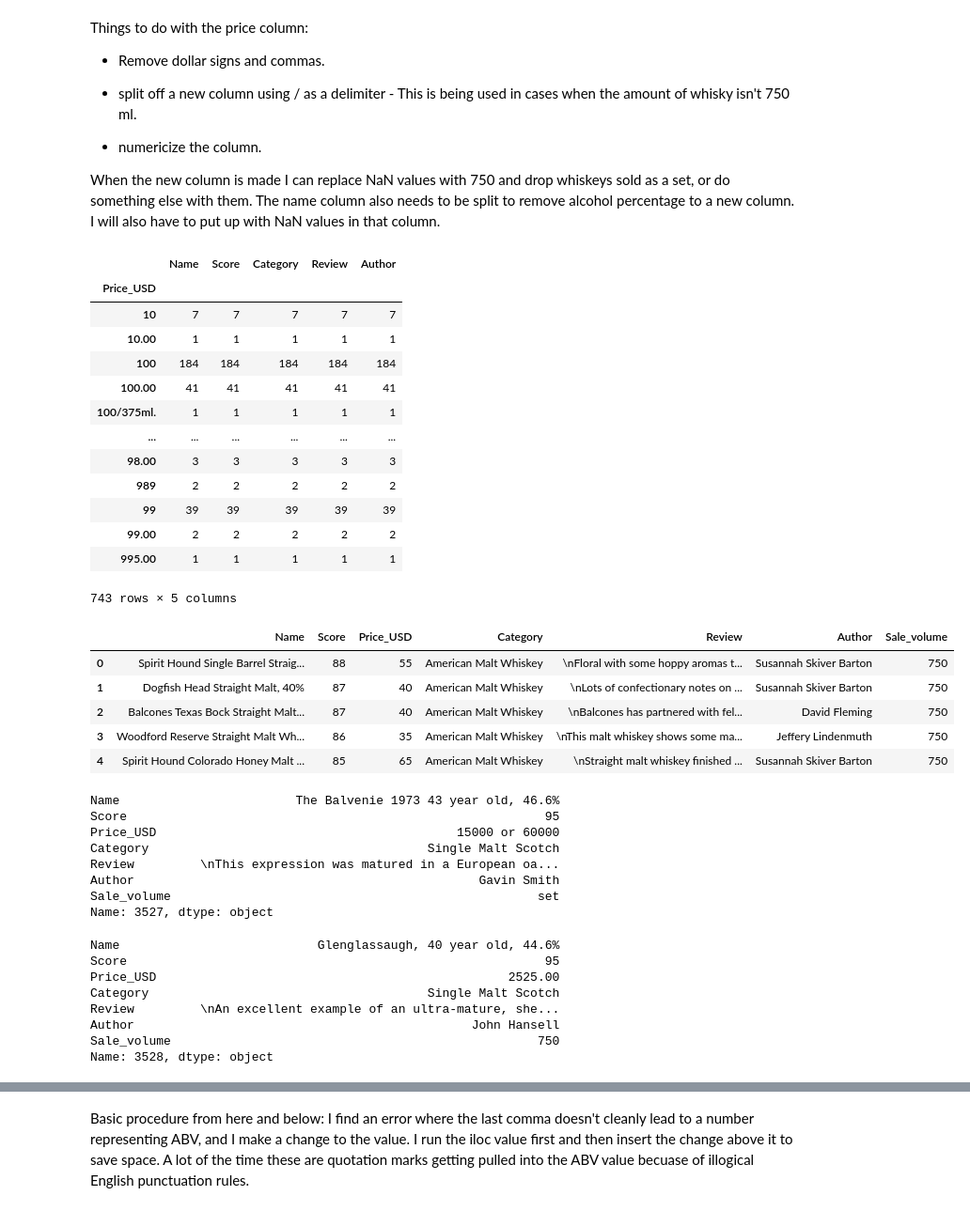
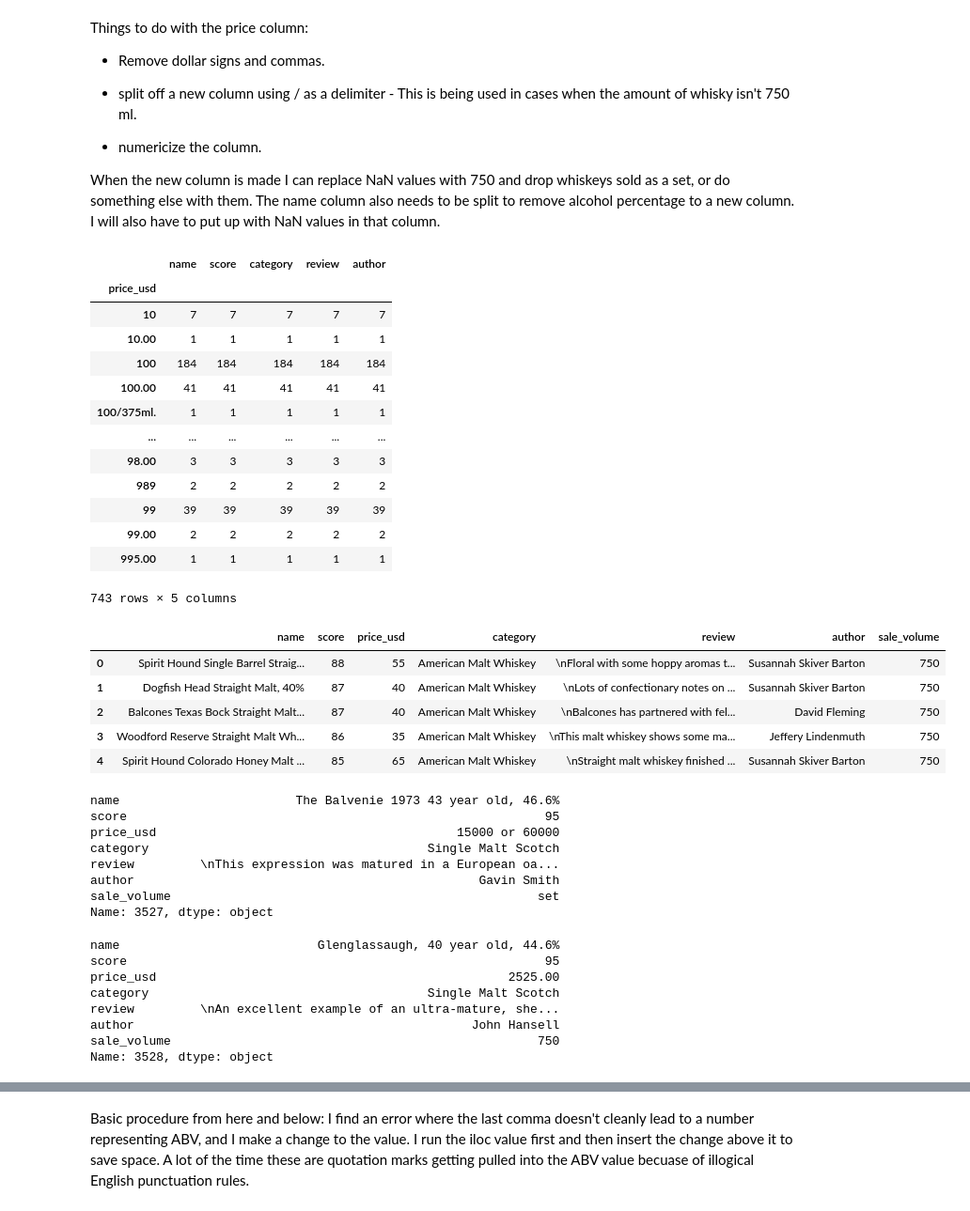
Before and after one commit to gspahlin/WhiskyAdvocate_ETL, a Jupyter notebook: whiskey_scrape_and_clean.ipynb, the cells around one changed output, grey strips where cells are left out. Shown at 94% size. Cells and saved outputs as stored; diff of their text form; code cells hidden in the pictures.

```diff
--- a/whiskey_scrape_and_clean.ipynb
+++ b/whiskey_scrape_and_clean.ipynb
@@ -276,8 +276,8 @@ def scrape_whisky(idArray):
 
     #package data into a dictionary
     whisDict = {
-        'Name': whis_name, 'Score': w_scores, 'Price': price_val, 'Currency_unit': price_curr, 'Category': w_cat,
-        'Review': reviews, 'Author' : authors
+        'name': whis_name, 'score': w_scores, 'price': price_val, 'Currency_unit': price_curr, 'category': w_cat,
+        'review': reviews, 'author' : authors
     }
 
     return whisDict
@@ -363,7 +363,7 @@ Whis_df.head()
 | 3 | Woodford Reserve Straight Malt Wh... | 86 | 35 | American Malt Whiskey | \nThis malt whiskey shows some ma... | Jeffery Lindenmuth |
 | 4 | Spirit Hound Colorado Honey Malt ... | 85 | 65 | American Malt Whiskey | \nStraight malt whiskey finished ... | Susannah Skiver Barton |
 # %%
-Whis_df = Whis_df.rename(columns = {'Price': 'Price_USD'})
+Whis_df = Whis_df.rename(columns = {'price': 'price_usd'})
 
 Whis_df.head()
 # %% [output]
@@ -385,6 +385,6 @@ Author       object
 dtype: object
 # %%
-Whis_df['Score'] = pd.to_numeric(Whis_df['Score'])
+Whis_df['score'] = pd.to_numeric(Whis_df['score'])
 
 Whis_df.dtypes
 # %% [output]
@@ -431,14 +431,14 @@ in that column.
 # %%
 #get rid of $ sign and comma
 
-Whis_df['Price_USD'] = Whis_df['Price_USD'].str.replace('$', '')
-Whis_df['Price_USD'] = Whis_df['Price_USD'].str.replace(',', '')
-prc_chk = Whis_df.groupby('Price_USD').count()
+Whis_df['price_usd'] = Whis_df['price_usd'].str.replace('$', '')
+Whis_df['price_usd'] = Whis_df['price_usd'].str.replace(',', '')
+prc_chk = Whis_df.groupby('price_usd').count()
 
 prc_chk
 # %% [output]
-|  | Name | Score | Category | Review | Author |
-| Price_USD |  |  |  |  |  |
+|  | name | score | category | review | author |
+| price_usd |  |  |  |  |  |
 | 10 | 7 | 7 | 7 | 7 | 7 |
 | 10.00 | 1 | 1 | 1 | 1 | 1 |
 | 100 | 184 | 184 | 184 | 184 | 184 |
@@ -454,25 +454,25 @@ prc_chk
 # %%
 #split the price column with / as the delimiter
 
-pr_list = Whis_df['Price_USD'].to_list()
+pr_list = Whis_df['price_usd'].to_list()
 clean_price = []
 volume = []
 
 for pr in pr_list:
     split_list = pr.split('/')
     clean_price.append(split_list[0])
     try:
         volume.append(split_list[1])
     except:
         volume.append(750)
 
-Whis_df['Price_USD'] = clean_price
+Whis_df['price_usd'] = clean_price
 
-Whis_df['Sale_volume'] = volume
+Whis_df['sale_volume'] = volume
 
 Whis_df.head()
 # %% [output]
-|  | Name | Score | Price_USD | Category | Review | Author | Sale_volume |
+|  | name | score | price_usd | category | review | author | sale_volume |
 | 0 | Spirit Hound Single Barrel Straig... | 88 | 55 | American Malt Whiskey | \nFloral with some hoppy aromas t... | Susannah Skiver Barton | 750 |
 | 1 | Dogfish Head Straight Malt, 40% | 87 | 40 | American Malt Whiskey | \nLots of confectionary notes on ... | Susannah Skiver Barton | 750 |
 | 2 | Balcones Texas Bock Straight Malt... | 87 | 40 | American Malt Whiskey | \nBalcones has partnered with fel... | David Fleming | 750 |
@@ -483,13 +483,13 @@ Whis_df.head()
 # I can't use this because the price is uncertain
 Whis_df.iloc[3527]
 # %% [output]
-Name                        The Balvenie 1973 43 year old, 46.6%
-Score                                                         95
-Price_USD                                         15000 or 60000
-Category                                      Single Malt Scotch
-Review         \nThis expression was matured in a European oa...
-Author                                               Gavin Smith
-Sale_volume                                                  set
+name                        The Balvenie 1973 43 year old, 46.6%
+score                                                         95
+price_usd                                         15000 or 60000
+category                                      Single Malt Scotch
+review         \nThis expression was matured in a European oa...
+author                                               Gavin Smith
+sale_volume                                                  set
 Name: 3527, dtype: object
 # %%
 #drop this row and confirm the drop
@@ -497,13 +497,13 @@ Whis_df = Whis_df.drop([3527])
 
 Whis_df.iloc[3527]
 # %% [output]
-Name                           Glenglassaugh, 40 year old, 44.6%
-Score                                                         95
-Price_USD                                                2525.00
-Category                                      Single Malt Scotch
-Review         \nAn excellent example of an ultra-mature, she...
-Author                                              John Hansell
-Sale_volume                                                  750
+name                           Glenglassaugh, 40 year old, 44.6%
+score                                                         95
+price_usd                                                2525.00
+category                                      Single Malt Scotch
+review         \nAn excellent example of an ultra-mature, she...
+author                                              John Hansell
+sale_volume                                                  750
 Name: 3528, dtype: object
 # %%
 #retry the datatype reassignment
```
Also changed, not shown: parts of 208 cells of this notebook.
